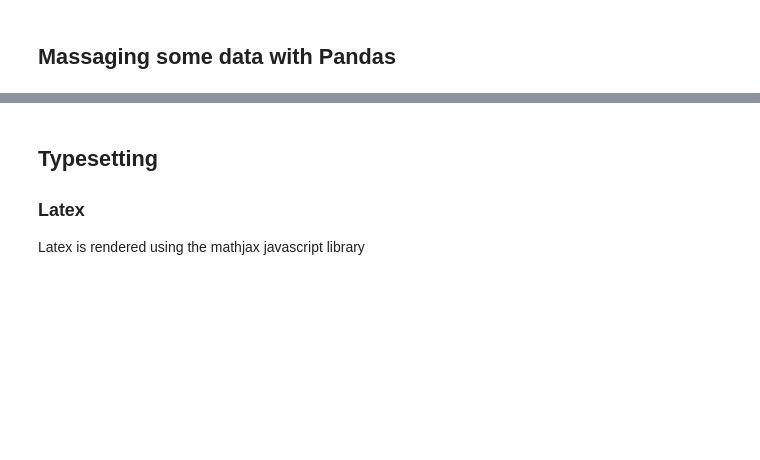
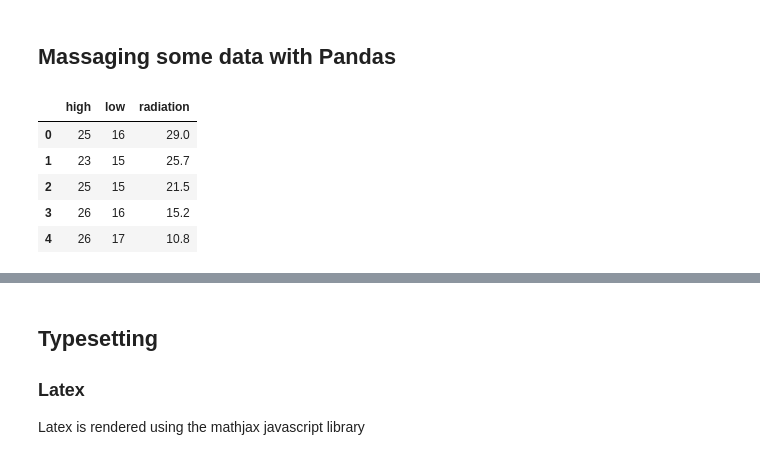
Before and after one commit to Tooblippe/IPython-Jupyter-Talk-to-Pyconza-2013, a Jupyter notebook: src/pycon13_ipython.ipynb, the cells around one changed output, grey strips where cells are left out. Saved outputs shown, nothing was run; the diff lists cells and outputs as text; code cells hidden in the pictures; blank space fills up the shorter version.

```diff
--- a/src/pycon13_ipython.ipynb
+++ b/src/pycon13_ipython.ipynb
@@ -377,3 +412,15 @@ ax.text(0.65, 0.1, r"$y=x^3$", fontsize=60, color="green");
 ## Symbolic math
 # %% [markdown]
 ## Massaging some data with Pandas
+# %%
+from pandas import DataFrame, read_csv
+
+Cape_Weather = DataFrame( read_csv('data/CapeTown_2009_Temperatures.csv' ))
+Cape_Weather.head()
+# %% [output]
+|  | high | low | radiation |
+| 0 | 25 | 16 | 29.0 |
+| 1 | 23 | 15 | 25.7 |
+| 2 | 25 | 15 | 21.5 |
+| 3 | 26 | 16 | 15.2 |
+| 4 | 26 | 17 | 10.8 |
```
Also changed, not shown: parts of 31 cells of this notebook, 5 other files.
